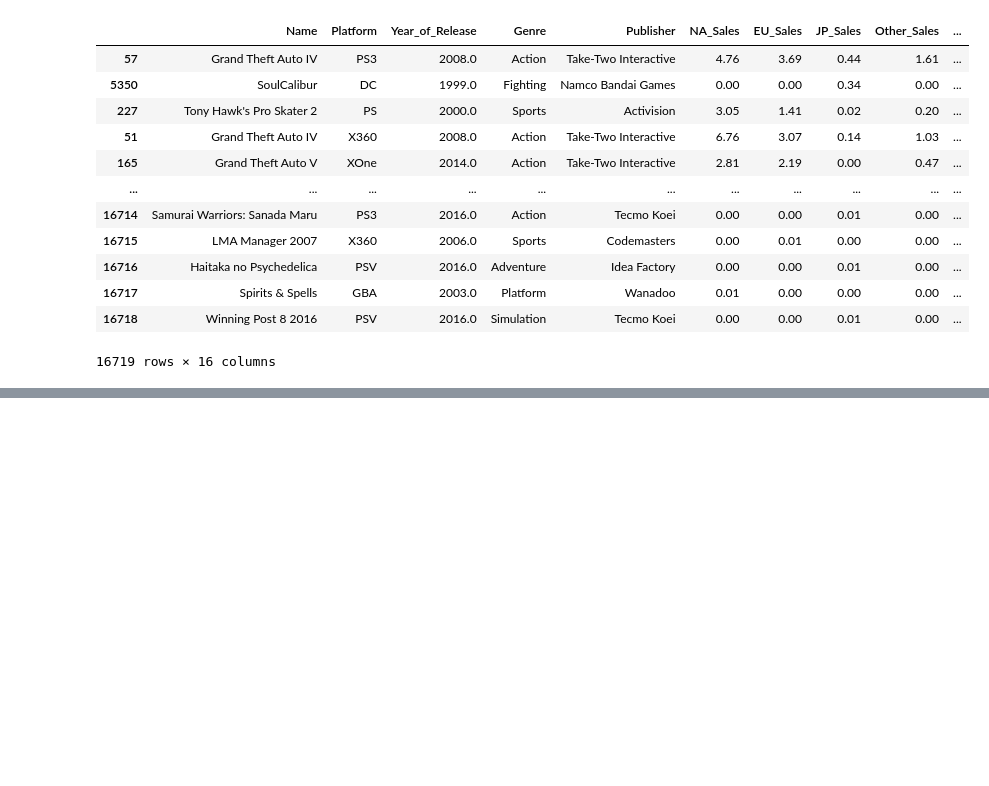
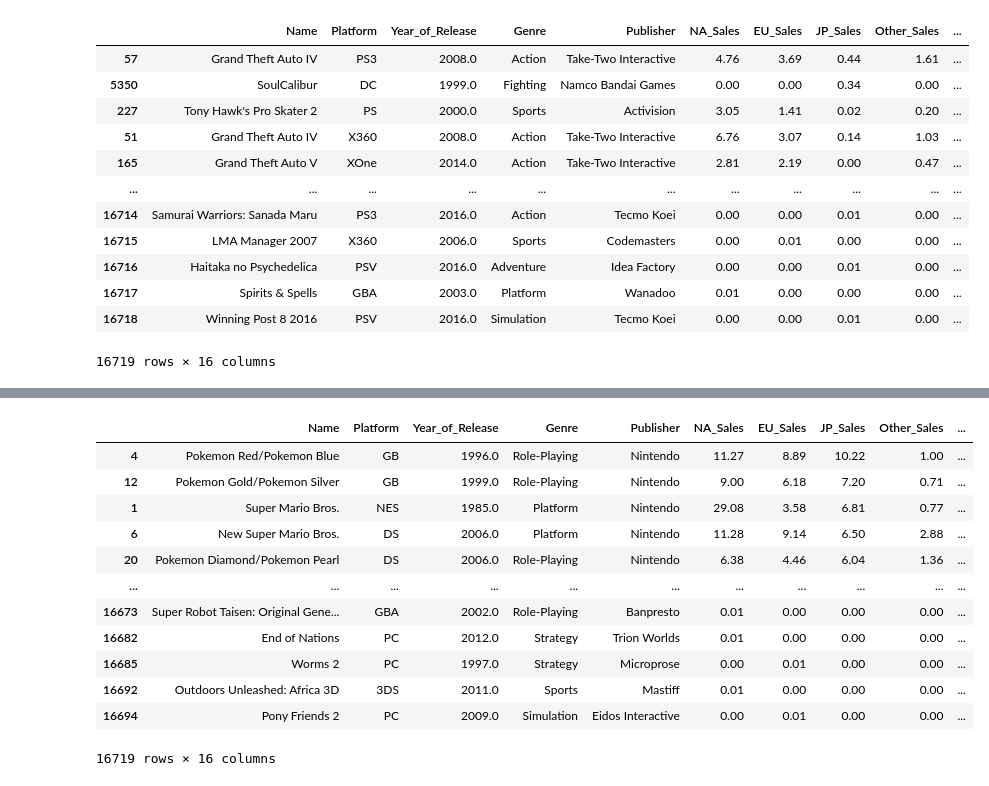
Before and after one commit to JamesWillems/dataset_video_game, a Jupyter notebook: video_game.ipynb, the cells around one changed output, grey strips where cells are left out. Cells and saved outputs as stored; diff of their text form; code cells hidden in the pictures; blank space fills up the shorter version.

```diff
--- a/video_game.ipynb
+++ b/video_game.ipynb
@@ -131,0 +164,16 @@ videogame_df.sort_values('Critic_Score', ascending=False)
+# %%
+videogame_df.sort_values('JP_Sales', ascending=False)
+# %% [output]
+|  | Name | Platform | Year_of_Release | Genre | Publisher | NA_Sales | EU_Sales | JP_Sales | Other_Sales | ... |
+| 4 | Pokemon Red/Pokemon Blue | GB | 1996.0 | Role-Playing | Nintendo | 11.27 | 8.89 | 10.22 | 1.00 | ... |
+| 12 | Pokemon Gold/Pokemon Silver | GB | 1999.0 | Role-Playing | Nintendo | 9.00 | 6.18 | 7.20 | 0.71 | ... |
+| 1 | Super Mario Bros. | NES | 1985.0 | Platform | Nintendo | 29.08 | 3.58 | 6.81 | 0.77 | ... |
+| 6 | New Super Mario Bros. | DS | 2006.0 | Platform | Nintendo | 11.28 | 9.14 | 6.50 | 2.88 | ... |
+| 20 | Pokemon Diamond/Pokemon Pearl | DS | 2006.0 | Role-Playing | Nintendo | 6.38 | 4.46 | 6.04 | 1.36 | ... |
+| ... | ... | ... | ... | ... | ... | ... | ... | ... | ... | ... |
+| 16673 | Super Robot Taisen: Original Gene... | GBA | 2002.0 | Role-Playing | Banpresto | 0.01 | 0.00 | 0.00 | 0.00 | ... |
+| 16682 | End of Nations | PC | 2012.0 | Strategy | Trion Worlds | 0.01 | 0.00 | 0.00 | 0.00 | ... |
+| 16685 | Worms 2 | PC | 1997.0 | Strategy | Microprose | 0.00 | 0.01 | 0.00 | 0.00 | ... |
+| 16692 | Outdoors Unleashed: Africa 3D | 3DS | 2011.0 | Sports | Mastiff | 0.01 | 0.00 | 0.00 | 0.00 | ... |
+| 16694 | Pony Friends 2 | PC | 2009.0 | Simulation | Eidos Interactive | 0.00 | 0.01 | 0.00 | 0.00 | ... |
+16719 rows × 16 columns
```
Also changed, not shown: parts of 3 cells of this notebook.
